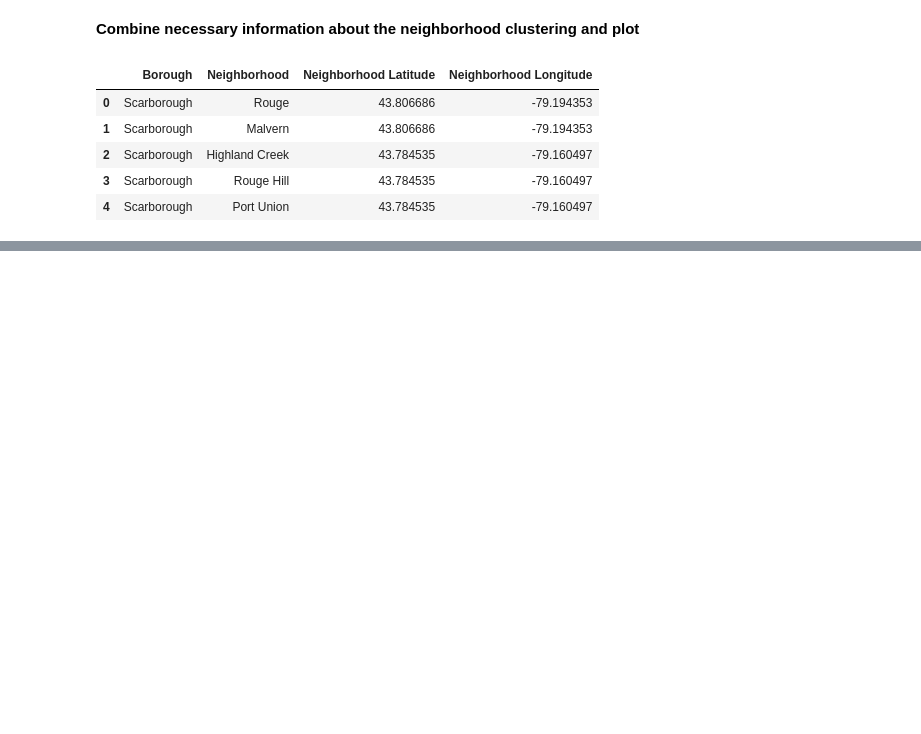
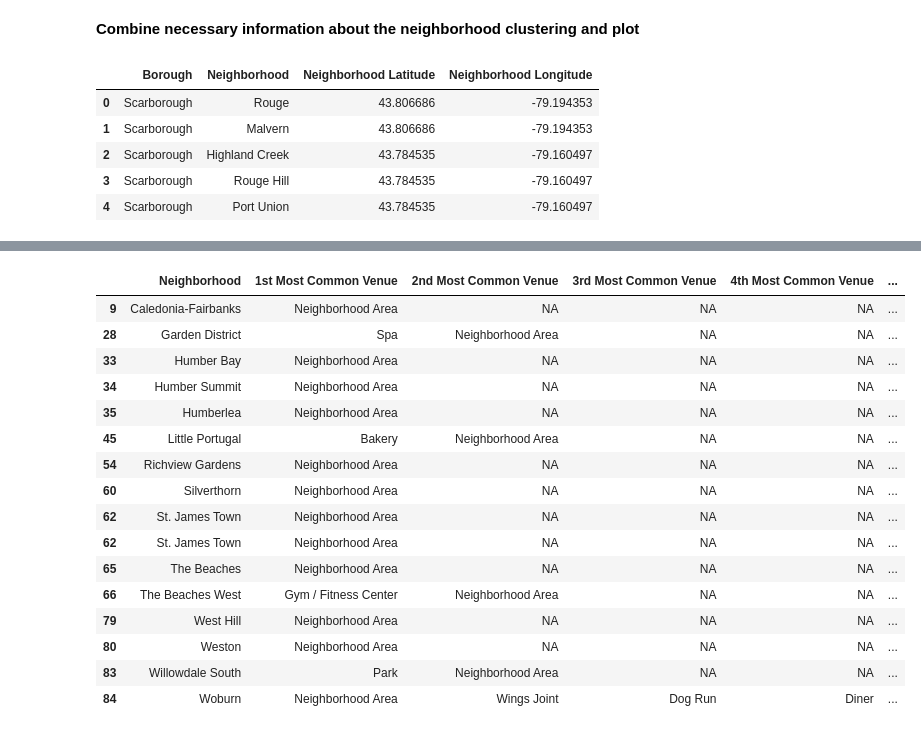
Before and after one commit to WeijingDai/Coursera-Capstone-1, a Jupyter notebook: Toronto_Clustering.ipynb, the cells around one changed output, grey strips where cells are left out. Cells and saved outputs as stored; diff of their text form; code cells hidden in the pictures; blank space fills up the shorter version.

```diff
--- a/Toronto_Clustering.ipynb
+++ b/Toronto_Clustering.ipynb
@@ -339,2 +351,23 @@ neighborhoods_venues_sorted.head() # check the last columns!
+# %%
+neighborhoods_venues_sorted.loc[neighborhoods_venues_sorted['Cluster Labels'] == 1,
+                    neighborhoods_venues_sorted.columns[[1] + list(range(2, neighborhoods_venues_sorted.shape[1]))]]
+# %% [output]
+|  | Neighborhood | 1st Most Common Venue | 2nd Most Common Venue | 3rd Most Common Venue | 4th Most Common Venue | ... |
+| 9 | Caledonia-Fairbanks | Neighborhood Area | NA | NA | NA | ... |
+| 28 | Garden District | Spa | Neighborhood Area | NA | NA | ... |
+| 33 | Humber Bay | Neighborhood Area | NA | NA | NA | ... |
+| 34 | Humber Summit | Neighborhood Area | NA | NA | NA | ... |
+| 35 | Humberlea | Neighborhood Area | NA | NA | NA | ... |
+| 45 | Little Portugal | Bakery | Neighborhood Area | NA | NA | ... |
+| 54 | Richview Gardens | Neighborhood Area | NA | NA | NA | ... |
+| 60 | Silverthorn | Neighborhood Area | NA | NA | NA | ... |
+| 62 | St. James Town | Neighborhood Area | NA | NA | NA | ... |
+| 62 | St. James Town | Neighborhood Area | NA | NA | NA | ... |
+| 65 | The Beaches | Neighborhood Area | NA | NA | NA | ... |
+| 66 | The Beaches West | Gym / Fitness Center | Neighborhood Area | NA | NA | ... |
+| 79 | West Hill | Neighborhood Area | NA | NA | NA | ... |
+| 80 | Weston | Neighborhood Area | NA | NA | NA | ... |
+| 83 | Willowdale South | Park | Neighborhood Area | NA | NA | ... |
+| 84 | Woburn | Neighborhood Area | Wings Joint | Dog Run | Diner | ... |
 # %%
 # create map
```
Also changed, not shown: parts of 31 cells of this notebook.
